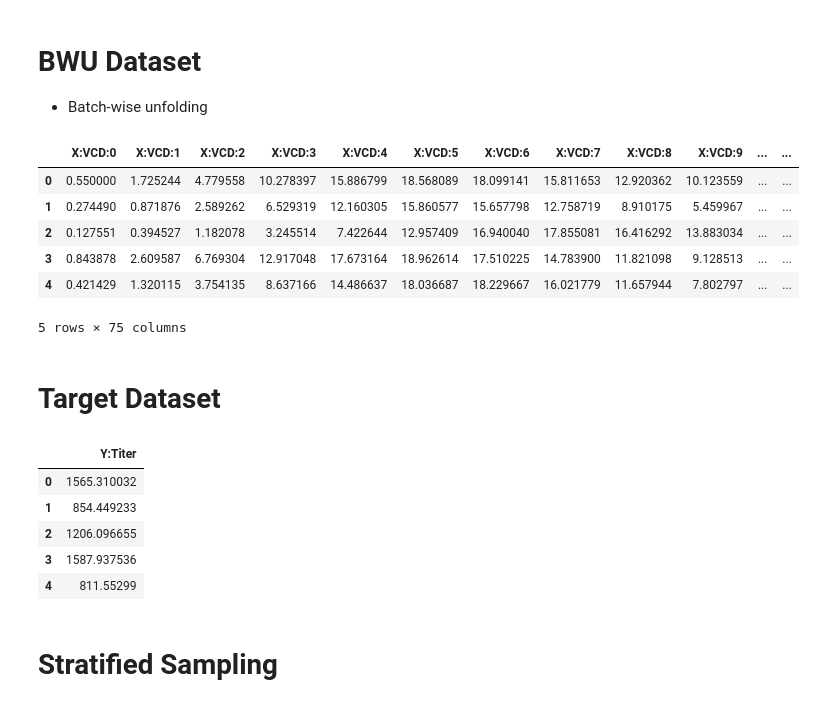
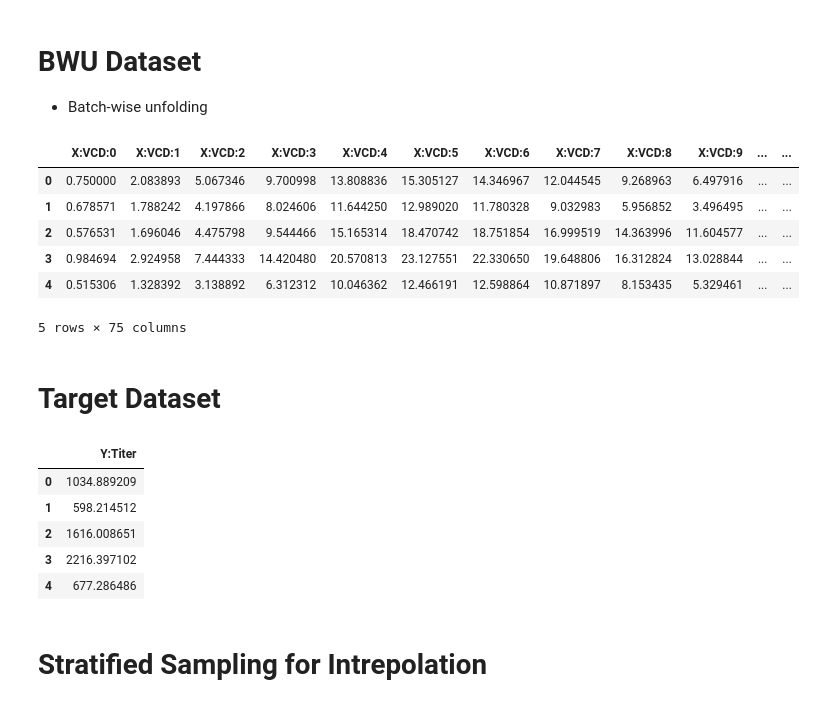
Before and after one commit to deepbiolab/diffbio, a Jupyter notebook: notebook/data_modules.ipynb, the cells around one changed output. Cells and saved outputs as stored; diff of their text form; code cells hidden in the pictures.

```diff
--- a/notebook/data_modules.ipynb
+++ b/notebook/data_modules.ipynb
@@ -46,8 +46,6 @@ def read_owu_v3(file):
 	owu_df.set_index(['run', 'time'], inplace=True)
 	return owu_df
 # %%
-owu = read_owu_v3('owu')
-owu_test = read_owu_v3('owu_test')
 owu_ood = read_owu_v3('owu_ood')
 owu_ood_titer = read_owu_v3('owu_ood_titer')
 owu_ood_high_titer = read_owu_v3('owu_ood_high_titer')
@@ -81,8 +58,8 @@ def generate_bwu(owu):
     owu = owu.drop(["timesteps"],axis=1)
     # Input: multiindex OWU
     # Output: singleindex BWU
-    for run_ix,run in owu.groupby("run"):
-        if run_ix == 0:
+    for run_ix, run in owu.groupby("run"):
+        if run_ix == owu.index.get_level_values('run')[0]:
             bwuindex = run.unstack(level=1)
         else:
             bwuindex = pd.concat([bwuindex, run.unstack(level=1)])
@@ -92,15 +69,15 @@ def generate_bwu(owu):
 
     return bwu
 # %%
-bwu = generate_bwu(owu)
+bwu = generate_bwu(owu_ood)
 bwu.head()
 # %% [output]
 |  | X:VCD:0 | X:VCD:1 | X:VCD:2 | X:VCD:3 | X:VCD:4 | X:VCD:5 | X:VCD:6 | X:VCD:7 | X:VCD:8 | X:VCD:9 | ... | ... |
-| 0 | 0.550000 | 1.725244 | 4.779558 | 10.278397 | 15.886799 | 18.568089 | 18.099141 | 15.811653 | 12.920362 | 10.123559 | ... | ... |
-| 1 | 0.274490 | 0.871876 | 2.589262 | 6.529319 | 12.160305 | 15.860577 | 15.657798 | 12.758719 | 8.910175 | 5.459967 | ... | ... |
-| 2 | 0.127551 | 0.394527 | 1.182078 | 3.245514 | 7.422644 | 12.957409 | 16.940040 | 17.855081 | 16.416292 | 13.883034 | ... | ... |
-| 3 | 0.843878 | 2.609587 | 6.769304 | 12.917048 | 17.673164 | 18.962614 | 17.510225 | 14.783900 | 11.821098 | 9.128513 | ... | ... |
-| 4 | 0.421429 | 1.320115 | 3.754135 | 8.637166 | 14.486637 | 18.036687 | 18.229667 | 16.021779 | 11.657944 | 7.802797 | ... | ... |
+| 0 | 0.750000 | 2.083893 | 5.067346 | 9.700998 | 13.808836 | 15.305127 | 14.346967 | 12.044545 | 9.268963 | 6.497916 | ... | ... |
+| 1 | 0.678571 | 1.788242 | 4.197866 | 8.024606 | 11.644250 | 12.989020 | 11.780328 | 9.032983 | 5.956852 | 3.496495 | ... | ... |
+| 2 | 0.576531 | 1.696046 | 4.475798 | 9.544466 | 15.165314 | 18.470742 | 18.751854 | 16.999519 | 14.363996 | 11.604577 | ... | ... |
+| 3 | 0.984694 | 2.924958 | 7.444333 | 14.420480 | 20.570813 | 23.127551 | 22.330650 | 19.648806 | 16.312824 | 13.028844 | ... | ... |
+| 4 | 0.515306 | 1.328392 | 3.138892 | 6.312312 | 10.046362 | 12.466191 | 12.598864 | 10.871897 | 8.153435 | 5.329461 | ... | ... |
 5 rows × 75 columns
 # %%
 def generate_y(bwu, return_aggr=False):
@@ -148,13 +125,13 @@ tar = generate_y(bwu, return_aggr=False)
 tar.head()
 # %% [output]
 |  | Y:Titer |
-| 0 | 1565.310032 |
-| 1 | 854.449233 |
-| 2 | 1206.096655 |
-| 3 | 1587.937536 |
-| 4 | 811.55299 |
+| 0 | 1034.889209 |
+| 1 | 598.214512 |
+| 2 | 1616.008651 |
+| 3 | 2216.397102 |
+| 4 | 677.286486 |
 # %% [markdown]
-# Stratified Sampling
+# Stratified Sampling for Intrepolation
 # %%
 def stratified_sampling_for_interpolation(
     data, data_type="bwu", n_clusters=5, test_size=0.2, random_state=42,
```
Also changed, not shown: parts of 7 cells of this notebook, 20 other files.
